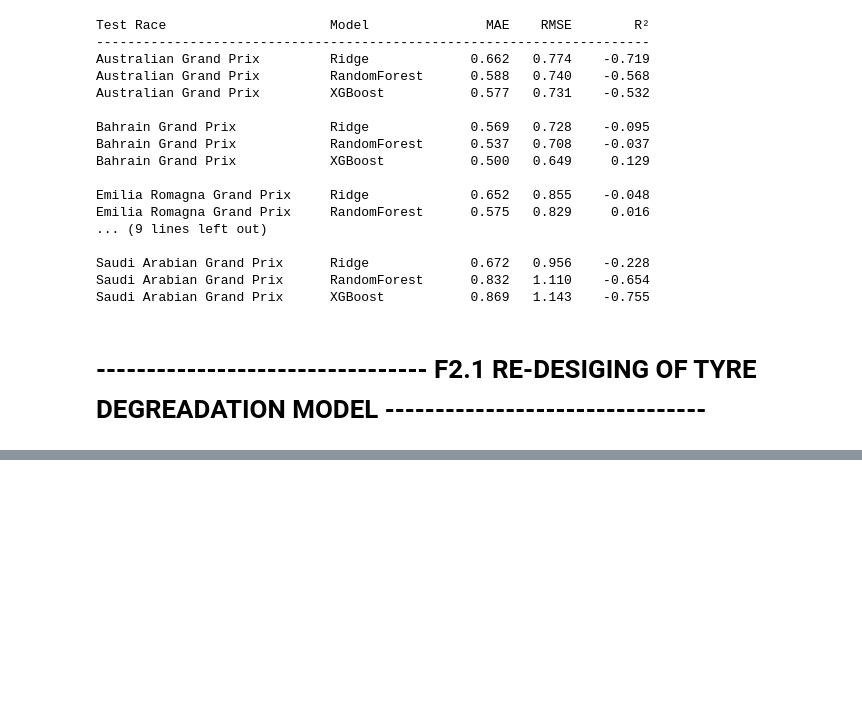
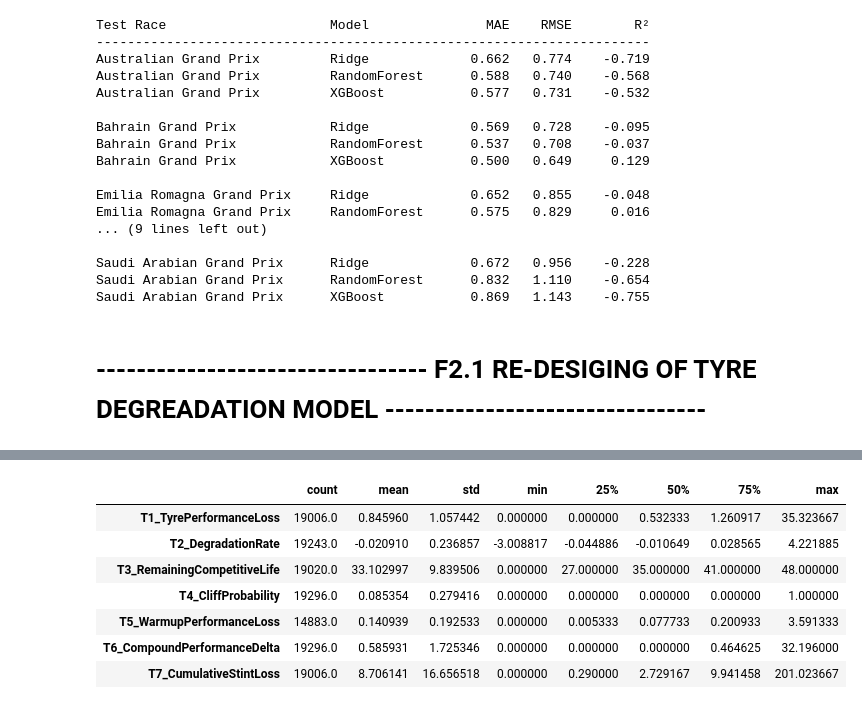
Before and after one commit to mohammedDhinojwala/f1-ai-race-strategy, a Jupyter notebook: notebooks/01_data_investigation.ipynb, the cells around one changed output, grey strips where cells are left out. Saved outputs shown, nothing was run; the diff lists cells and outputs as text; code cells hidden in the pictures; blank space fills up the shorter version.

Commit message:
CHECKPOINT F2 STARTING OUT WITH THE EDA

```diff
--- a/notebooks/01_data_investigation.ipynb
+++ b/notebooks/01_data_investigation.ipynb
@@ -10316,0 +10514,12 @@ f2 (24916, 73) []
+# %%
+def add_t7(data):
+    out = data.drop(columns=["T7_CumulativeStintLoss"], errors="ignore")
+    out = out.sort_values(STINT_COLS + ["LapNumber"]).copy()
+    out["T7_CumulativeStintLoss"] = (
+        out.groupby(STINT_COLS)["T1_TyrePerformanceLoss"].cumsum()
+    )
+    return out
+
+
+train_df = add_t7(train_df)
+test_df = add_t7(test_df)
@@ -10316,0 +10530,67 @@ f2 (24916, 73) []
+# %%
+TARGETS = [
+    "T1_TyrePerformanceLoss",
+    "T2_DegradationRate",
+    "T3_RemainingCompetitiveLife",
+    "T4_CliffProbability",
+    "T5_WarmupPerformanceLoss",
+    "T6_CompoundPerformanceDelta",
+    "T7_CumulativeStintLoss"
+]
+
+
+def target_audit(data, label):
+    print(f"\n--- {label} ---")
+    print("Shape:", data.shape)
+
+    summary_rows = []
+    for col in TARGETS:
+        summary_rows.append({
+            "Target": col,
+            "Exists": col in data.columns,
+            "NonMissing": data[col].notna().sum() if col in data.columns else 0,
+            "Missing": data[col].isna().sum() if col in data.columns else len(data),
+            "Unique": data[col].nunique(dropna=True) if col in data.columns else 0
+        })
+    display(pd.DataFrame(summary_rows))
+
+    existing = [c for c in TARGETS if c in data.columns]
+    display(data[existing].describe().T)
+
+    numeric = data.select_dtypes(include="number")
+    inf_count = int(np.isinf(numeric.astype(float).to_numpy()).sum())
+    print("Infinite numeric values:", inf_count)
+
+    key_cols = ["Year", "EventName", "SessionType", "Driver", "Stint", "LapNumber"]
+    print("Duplicate stint/lap keys:", data.duplicated(key_cols).sum())
+
+    checks = {
+        "Negative T1 loss": int((data["T1_TyrePerformanceLoss"] < 0).sum()),
+        "Negative T3 remaining life": int((data["T3_RemainingCompetitiveLife"] < 0).sum()),
+        "Negative T6 delta": int((data["T6_CompoundPerformanceDelta"] < -1e-9).sum()),
+        "T4 values outside 0/1": int((~data["T4_CliffProbability"].isin([0, 1])).sum())
+    }
+    display(pd.Series(checks, name="Count").to_frame())
+
+
+target_audit(train_df, "DEVELOPMENT TARGET AUDIT")
+target_audit(test_df, "HELD-OUT TARGET AUDIT")
+
+print("\nT2 degradation-rate percentiles (development):")
+display(
+    train_df["T2_DegradationRate"]
+    .describe(percentiles=[0.01, 0.05, 0.25, 0.5, 0.75, 0.95, 0.99])
+    .to_frame("T2_DegradationRate")
+)
+
+print("\nMost extreme T2 stints (development):")
+t2_extremes = train_df.loc[
+    train_df["T2_DegradationRate"].notna(),
+    STINT_COLS + [
+        "LapNumber", "TyreLife", "Compound", "LapTimeSeconds",
+        "T2_DegradationRate", "T2_R2", "T2_NumLaps", "T2_PValue"
+    ]
+].sort_values("T2_DegradationRate")
+
+display(pd.concat([t2_extremes.head(10), t2_extremes.tail(10)]))
+# %% [output]
@@ -10316,0 +10607,8 @@ f2 (24916, 73) []
+|  | count | mean | std | min | 25% | 50% | 75% | max |
+| T1_TyrePerformanceLoss | 19006.0 | 0.845960 | 1.057442 | 0.000000 | 0.000000 | 0.532333 | 1.260917 | 35.323667 |
+| T2_DegradationRate | 19243.0 | -0.020910 | 0.236857 | -3.008817 | -0.044886 | -0.010649 | 0.028565 | 4.221885 |
+| T3_RemainingCompetitiveLife | 19020.0 | 33.102997 | 9.839506 | 0.000000 | 27.000000 | 35.000000 | 41.000000 | 48.000000 |
+| T4_CliffProbability | 19296.0 | 0.085354 | 0.279416 | 0.000000 | 0.000000 | 0.000000 | 0.000000 | 1.000000 |
+| T5_WarmupPerformanceLoss | 14883.0 | 0.140939 | 0.192533 | 0.000000 | 0.005333 | 0.077733 | 0.200933 | 3.591333 |
+| T6_CompoundPerformanceDelta | 19296.0 | 0.585931 | 1.725346 | 0.000000 | 0.000000 | 0.000000 | 0.464625 | 32.196000 |
+| T7_CumulativeStintLoss | 19006.0 | 8.706141 | 16.656518 | 0.000000 | 0.290000 | 2.729167 | 9.941458 | 201.023667 |
```
Also changed, not shown: parts of 101 cells of this notebook.
